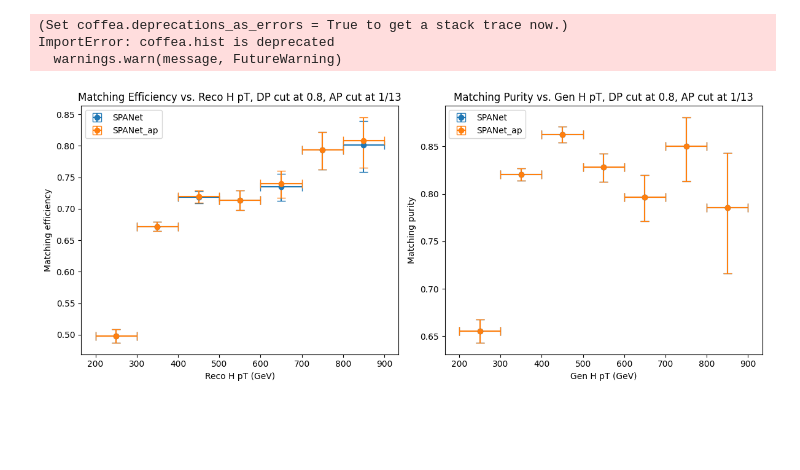
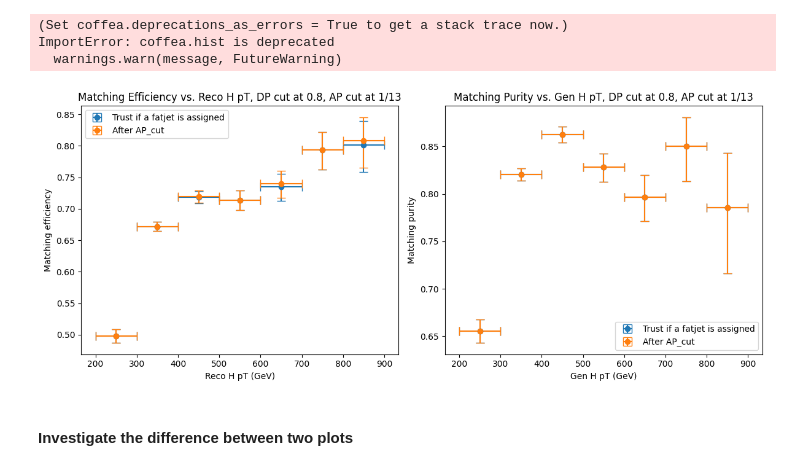
Before and after one commit to ucsd-hep-ex/hhh, a Jupyter notebook: notebooks/dev/plot_H_vs_pT_Marko_Billy.ipynb, the cells around one changed output. Cells and saved outputs as stored; diff of their text form; code cells hidden in the pictures; blank space fills up the shorter version.

```diff
--- a/notebooks/dev/plot_H_vs_pT_Marko_Billy.ipynb
+++ b/notebooks/dev/plot_H_vs_pT_Marko_Billy.ipynb
@@ -343,27 +343,29 @@ eff_s, efferr_s = calc_eff(LUT_pred_spanet, bins)
 pur_s, purerr_s = calc_pur(LUT_target_spanet, bins)
 # %%
 fig, ax = plt.subplots(1, 2, figsize=(12, 5))
-ax[0].errorbar(x=bin_centers, y=eff_s, xerr=xerr, yerr=efferr_s, fmt='o', capsize=5, label='SPANet')
+ax[0].errorbar(x=bin_centers, y=eff_s, xerr=xerr, yerr=efferr_s, fmt='o', capsize=5, label='Trust if a fatjet is assigned')
 ax[0].set(xlabel=r"Reco H pT (GeV)", ylabel=r"Matching efficiency", title=f"Matching Efficiency vs. Reco H pT, DP cut at {dp_cut}, AP cut at 1/13")
 
-ax[1].errorbar(x=bin_centers, y=pur_s, xerr=xerr, yerr=purerr_s, fmt='o', capsize=5, label='SPANet')
+ax[1].errorbar(x=bin_centers, y=pur_s, xerr=xerr, yerr=purerr_s, fmt='o', capsize=5, label='Trust if a fatjet is assigned')
 ax[1].set(xlabel=r"Gen H pT (GeV)", ylabel=r"Matching purity", title=f"Matching Purity vs. Gen H pT, DP cut at {dp_cut}, AP cut at 1/13")
 
 dp_cut = 0.8
 ap_cut = 1/13
 LUT_pred_spanet, LUT_target_spanet = parse_pred_w_target_ap(test_h5, s_h5, dp_cut=dp_cut)
 eff_s, efferr_s = calc_eff(LUT_pred_spanet, bins)
 pur_s, purerr_s = calc_pur(LUT_target_spanet, bins)
 
-ax[0].errorbar(x=bin_centers, y=eff_s, xerr=xerr, yerr=efferr_s, fmt='o', capsize=5, label='SPANet_ap')
+ax[0].errorbar(x=bin_centers, y=eff_s, xerr=xerr, yerr=efferr_s, fmt='o', capsize=5, label='After AP_cut')
 ax[0].set(xlabel=r"Reco H pT (GeV)", ylabel=r"Matching efficiency", title=f"Matching Efficiency vs. Reco H pT, DP cut at {dp_cut}, AP cut at 1/13")
 
-ax[1].errorbar(x=bin_centers, y=pur_s, xerr=xerr, yerr=purerr_s, fmt='o', capsize=5, label='SPANet_ap')
+ax[1].errorbar(x=bin_centers, y=pur_s, xerr=xerr, yerr=purerr_s, fmt='o', capsize=5, label='After AP_cut')
 ax[1].set(xlabel=r"Gen H pT (GeV)", ylabel=r"Matching purity", title=f"Matching Purity vs. Gen H pT, DP cut at {dp_cut}, AP cut at 1/13")
 
 ax[0].legend()
 ax[1].legend()
 plt.tight_layout()
 plt.show()
 # %% [output]
-[figure, old version]
+[figure, new version]
+# %% [markdown]
+#### Investigate the difference between two plots
```
Also changed, not shown: parts of 8 cells of this notebook, 1 other file.
